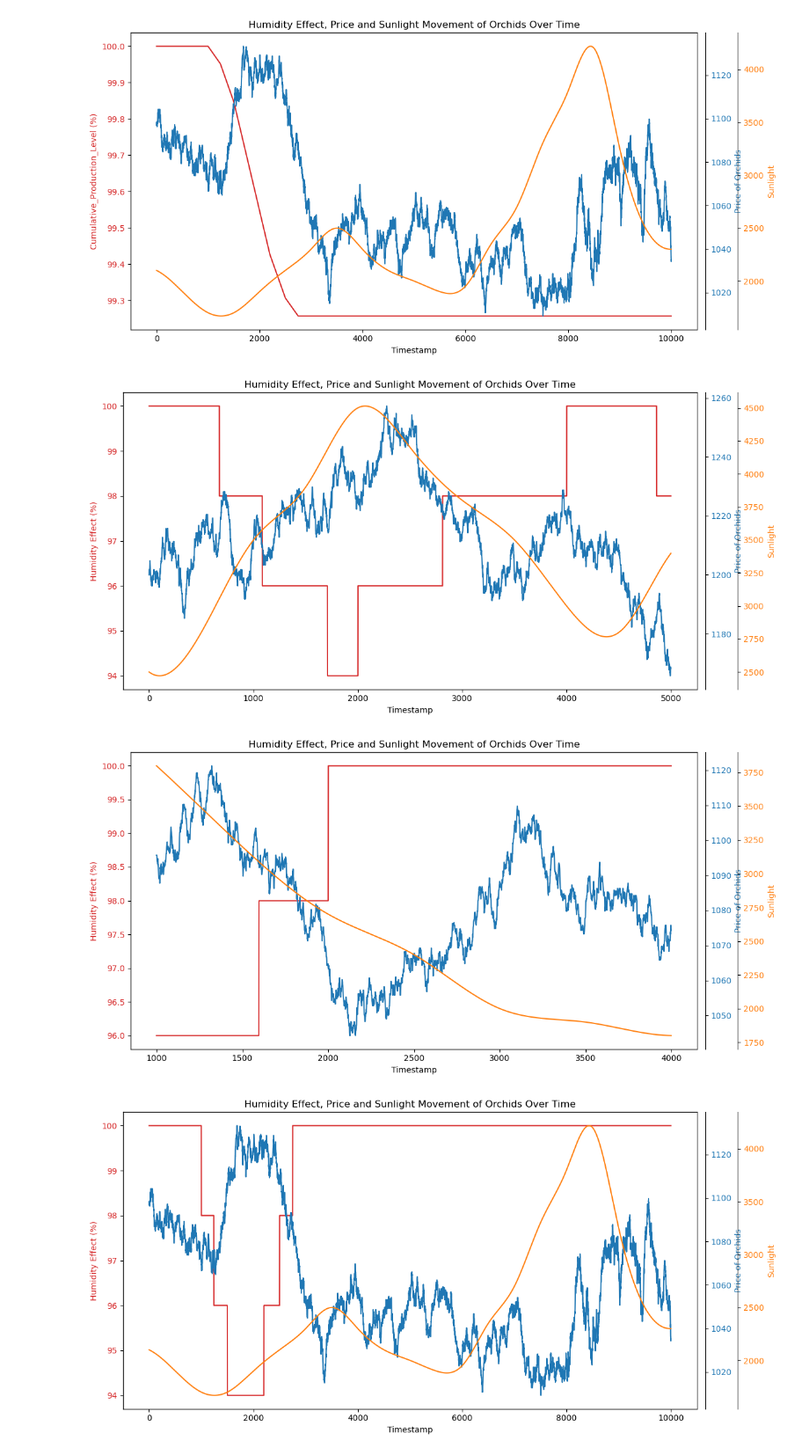
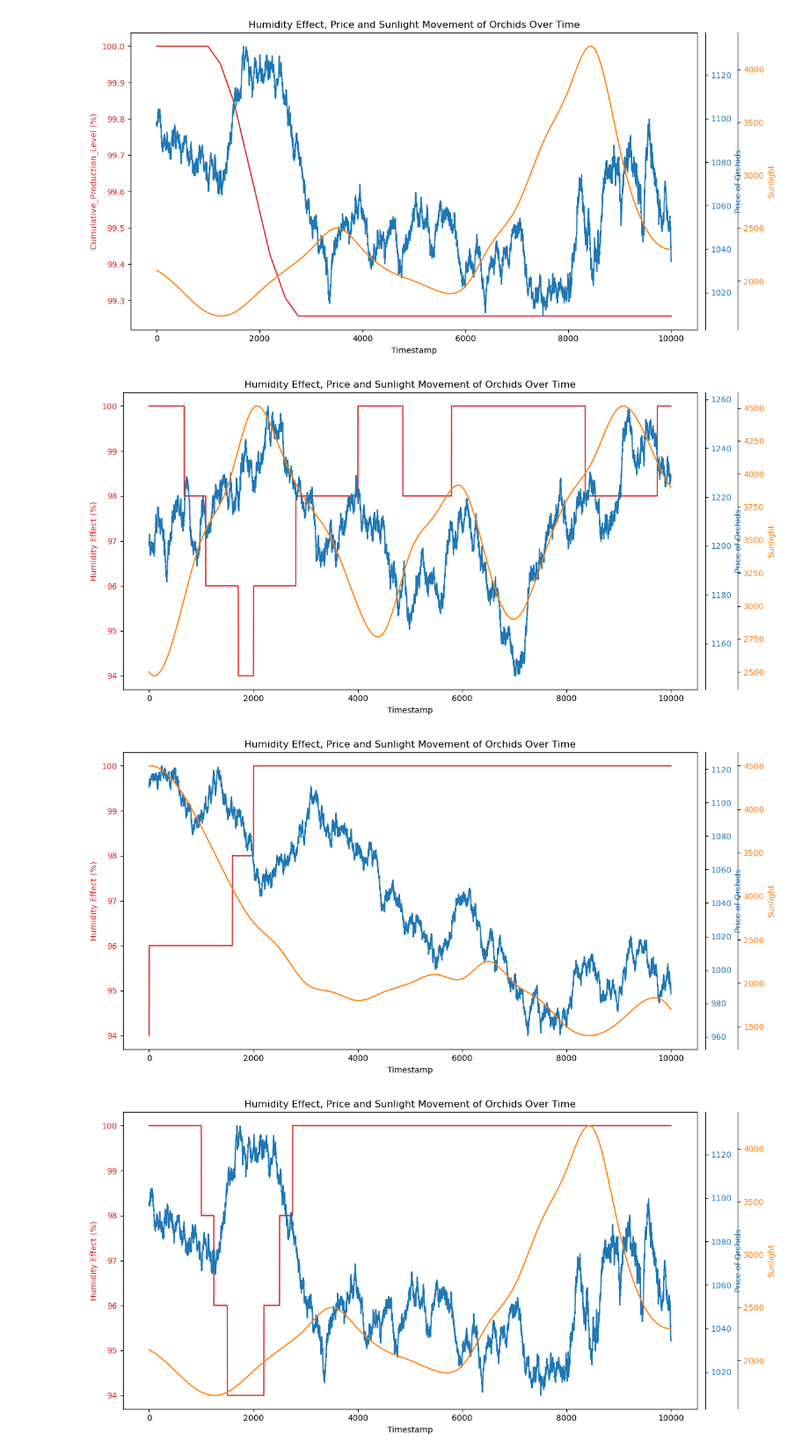
Before and after one commit to masatemma/IMC-Prosperity-MyIsland, a Jupyter notebook: round2/analysis/production_level_humidity.ipynb, the cells around one changed output. Shown: that part at 88% size. Cells and saved outputs as stored; diff of their text form; code cells hidden in the pictures.

```diff
--- a/round2/analysis/production_level_humidity.ipynb
+++ b/round2/analysis/production_level_humidity.ipynb
@@ -184,7 +184,7 @@ df3['Humidity_Effect'] = df3['HUMIDITY'].apply(calculate_humidity_effect)
 import matplotlib.pyplot as plt
 
 # Assuming 'df' is your DataFrame and contains 'Humidity_Effect', 'ORCHIDS', and 'SUNLIGHT' columns
-df = df[:5000]
+
 fig, ax1 = plt.subplots(figsize=(12, 6))
 
 # Plotting the humidity effect
@@ -193,39 +193,39 @@ ax1.set_xlabel('Timestamp')
 ax1.set_ylabel('Humidity Effect (%)', color=color)
 ax1.plot(df.index, df['Humidity_Effect'], color=color)
 ax1.tick_params(axis='y', labelcolor=color)
 
 # Create a second y-axis for the price movement, and move it a bit to the left
 ax2 = ax1.twinx()
 ax2.spines['right'].set_position(('outward', 10))  # Offset the price axis to the left
 color = 'tab:blue'
 ax2.set_ylabel('Price of Orchids', color=color)
 ax2.plot(df.index, df['ORCHIDS'], color=color)
 ax2.tick_params(axis='y', labelcolor=color)
 
 # Create a third y-axis for sunlight, which will remain on the far right
 ax3 = ax1.twinx()
 ax3.spines['right'].set_position(('outward', 50))  # Keep the sunlight axis to the far right
 color = 'tab:orange'
 ax3.set_ylabel('Sunlight', color=color)
 ax3.plot(df.index, df['SUNLIGHT'], color=color)
 ax3.tick_params(axis='y', labelcolor=color)
 
 # Adding a title
 plt.title('Humidity Effect, Price and Sunlight Movement of Orchids Over Time')
 
 # Ensure the display is correct
 fig.tight_layout()
 
 # Show plot
 plt.savefig('../analysis/plt1.png', format='png', dpi=300)
 plt.show()
 # %% [output]
-[figure, old version]
+[figure, new version]
 # %%
 import matplotlib.pyplot as plt
 
 # Assuming 'df' is your DataFrame and contains 'Humidity_Effect', 'ORCHIDS', and 'SUNLIGHT' columns
-df2 = df2[1000:4000]
+
 fig, ax1 = plt.subplots(figsize=(12, 6))
 
 # Plotting the humidity effect
@@ -261,7 +261,7 @@ fig.tight_layout()
 plt.savefig('../analysis/plt2.png', format='png', dpi=300)
 plt.show()
 # %% [output]
-[figure, old version]
+[figure, new version]
 # %%
 import matplotlib.pyplot as plt
 
```
Also changed, not shown: parts of 1 cell of this notebook, 4 other files.
